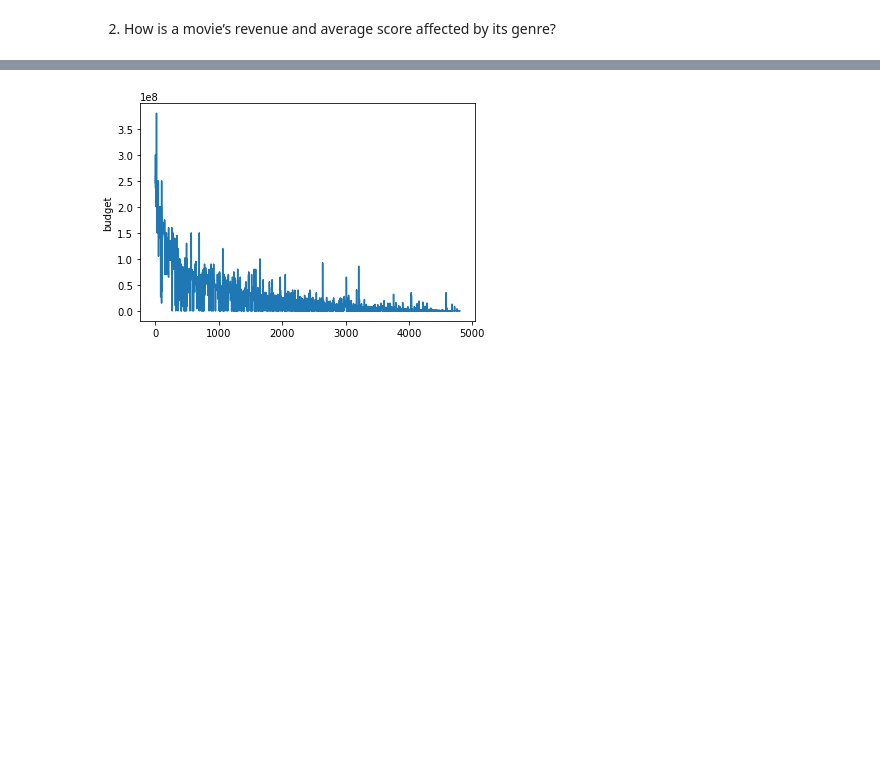
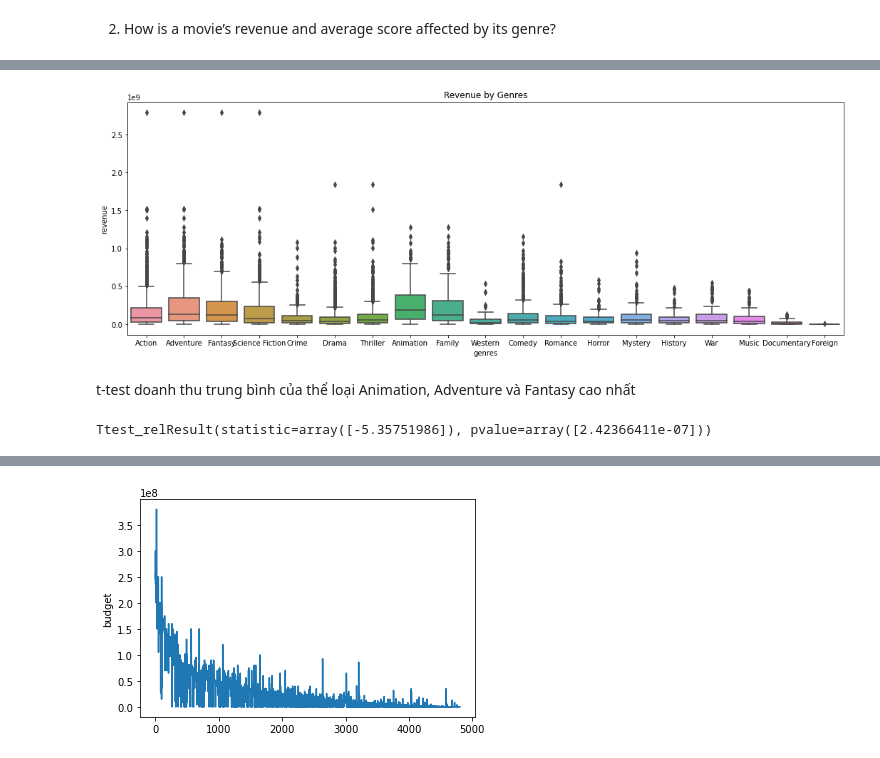
Before and after one commit to TuPham1508/Assignment, a Jupyter notebook: Assignment 2.ipynb, the cells around one changed output, grey strips where cells are left out. Cells and saved outputs as stored; diff of their text form; code cells hidden in the pictures; blank space fills up the shorter version.

```diff
--- a/Assignment 2.ipynb
+++ b/Assignment 2.ipynb
@@ -101,0 +223,19 @@ t-test
+# %%
+x = 'genres'
+y = 'revenue'
+
+plt.figure(figsize=(18,6))
+ax = sns.boxplot(x=x,y=y, data=df3)
+plt.title('Revenue by Genres')
+plt.show()
+# %% [output]
+[figure, added]
+# %% [markdown]
+t-test
+doanh thu trung bình của thể loại Animation, Adventure và Fantasy cao nhất
+# %%
+sample_1 = movie2[movie2['genres']=='Animation'].filter(['revenue'])
+sample_2 = (movie2[movie2['genres']!='Animation'].filter(['revenue'])).sample(sample_1.shape[0])
+stats.ttest_rel(sample_2, sample_1)
+# %% [output]
+Ttest_relResult(statistic=array([-5.35751986]), pvalue=array([2.42366411e-07]))
```
Also changed, not shown: parts of 15 cells of this notebook.
